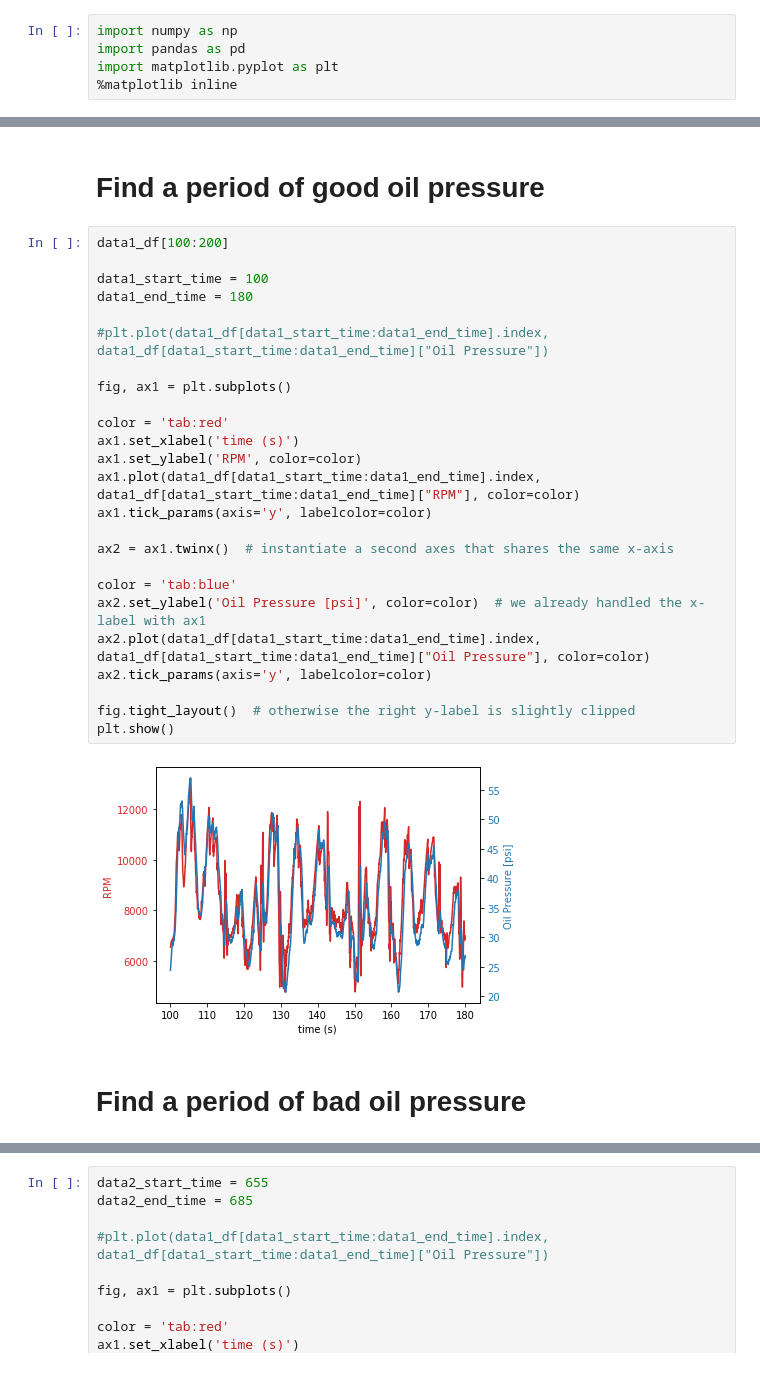
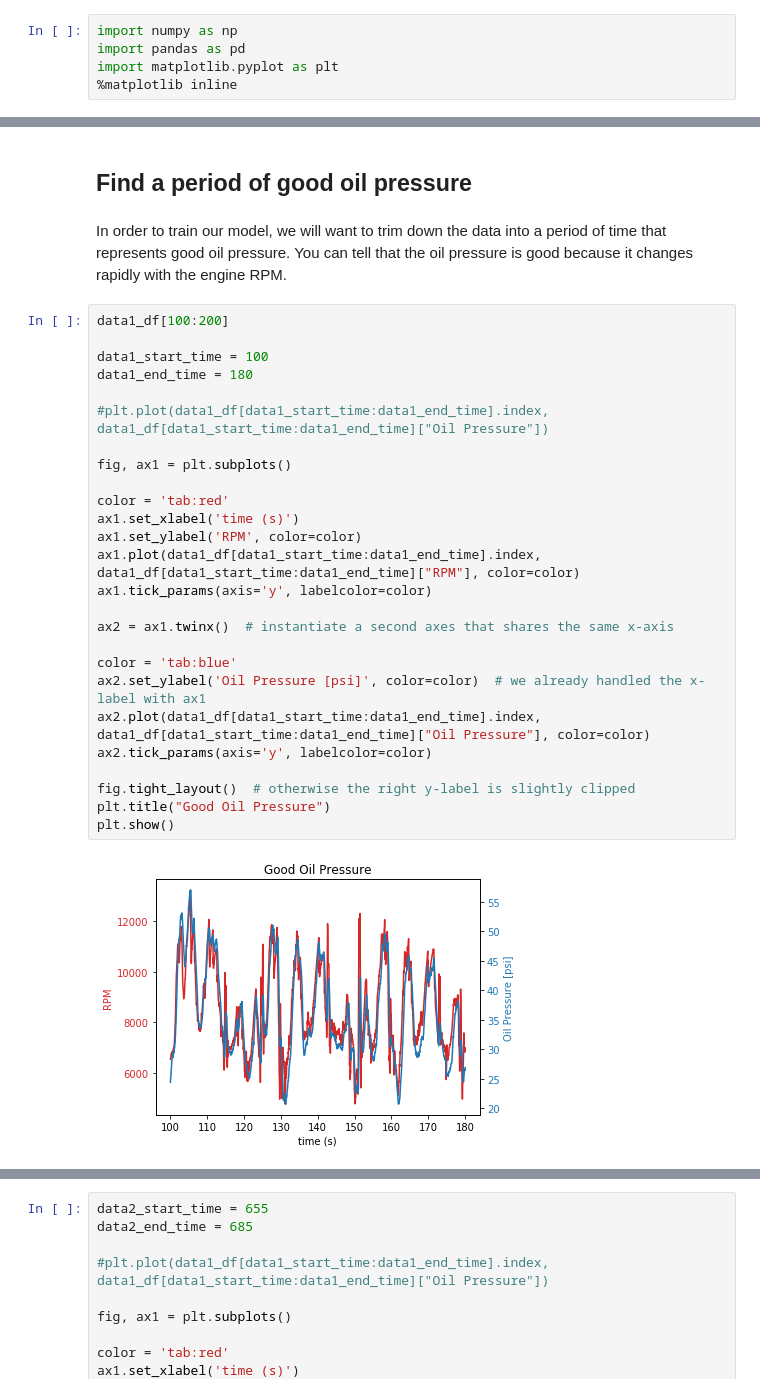
Before and after one commit to TheYonkk/CMSE-202-Semester-Project---Group-16, a Jupyter notebook: Project.ipynb, the cells around one changed output, grey strips where cells are left out. Saved outputs shown, nothing was run; the diff lists cells and outputs as text.

```diff
--- a/Project.ipynb
+++ b/Project.ipynb
@@ -23,32 +36,33 @@ data2_df = load_windarab_log(data2_path, column_labels, True)
 [figure]
 # %% [markdown]
-# Find a period of good oil pressure
+## Find a period of good oil pressure
+# %% [markdown]
+In order to train our model, we will want to trim down the data into a period of time that represents good oil pressure. You can tell that the oil pressure is good because it changes rapidly with the engine RPM.
 # %%
 data1_df[100:200]
 
 data1_start_time = 100
 data1_end_time = 180
 
 #plt.plot(data1_df[data1_start_time:data1_end_time].index, data1_df[data1_start_time:data1_end_time]["Oil Pressure"])
 
 fig, ax1 = plt.subplots()
 
 color = 'tab:red'
 ax1.set_xlabel('time (s)')
 ax1.set_ylabel('RPM', color=color)
 ax1.plot(data1_df[data1_start_time:data1_end_time].index, data1_df[data1_start_time:data1_end_time]["RPM"], color=color)
 ax1.tick_params(axis='y', labelcolor=color)
 
 ax2 = ax1.twinx()  # instantiate a second axes that shares the same x-axis
 
 color = 'tab:blue'
 ax2.set_ylabel('Oil Pressure [psi]', color=color)  # we already handled the x-label with ax1
 ax2.plot(data1_df[data1_start_time:data1_end_time].index, data1_df[data1_start_time:data1_end_time]["Oil Pressure"], color=color)
 ax2.tick_params(axis='y', labelcolor=color)
 
 fig.tight_layout()  # otherwise the right y-label is slightly clipped
+plt.title("Good Oil Pressure")
 plt.show()
 # %% [output]
-[figure, old version]
+[figure, new version]
-# %% [markdown]
-# Find a period of bad oil pressure
```
Also changed, not shown: parts of 22 cells of this notebook.
